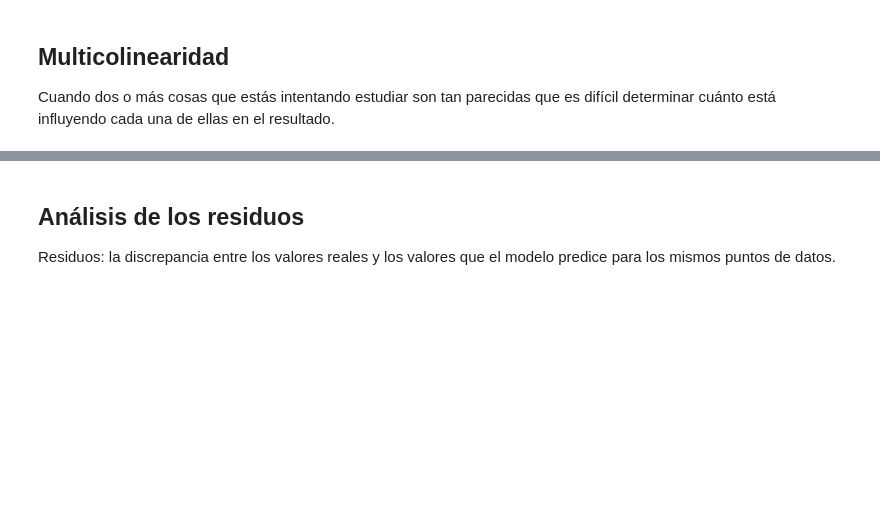
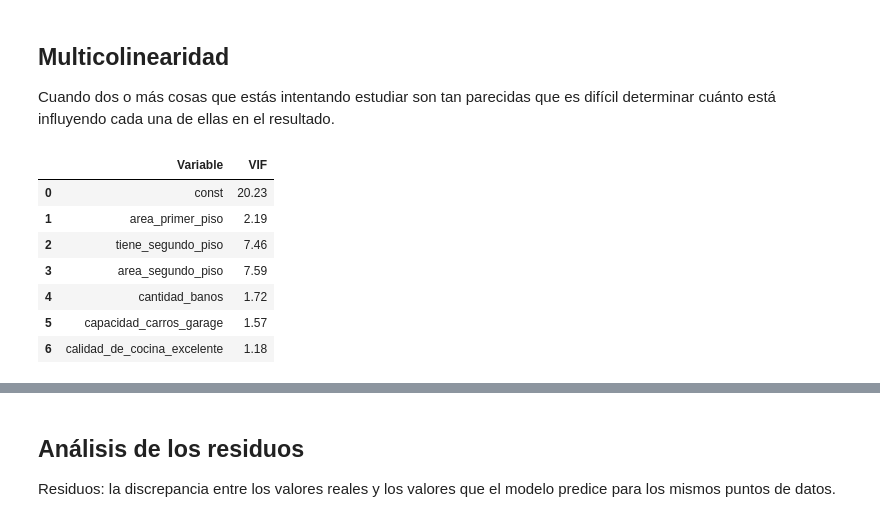
Before and after one commit to JLuceroVasquez/data-science-probando-relaciones-con-regresion-lineal, a Jupyter notebook: precios-de-inmuebles-regresion-lineal.ipynb, the cells around one changed output, grey strips where cells are left out. Drawn from its saved outputs; the diff is of its cells as text; code cells hidden in the pictures; blank space fills up the shorter version.

```diff
--- a/precios-de-inmuebles-regresion-lineal.ipynb
+++ b/precios-de-inmuebles-regresion-lineal.ipynb
@@ -422,7 +423,7 @@ A partir del siguiente [dataset](https://cdn3.gnarususercontent.com.br/3677-data
 # %%
 #Identificación del encode.
 import chardet
-with open('/content/datos-precios-hoteles.csv','rb') as f:
+with open('/content/desafio-3-precios-hoteles.csv','rb') as f:
   diccionario = chardet.detect(f.read())
   encode = diccionario['encoding']
 print(encode)
@@ -707,0 +703,27 @@ Cuando dos o más cosas que estás intentando estudiar son tan parecidas que es
+# %%
+# Se crean lista con las variables explicativas de los modelos
+explicativas_modelo_1 = ['const','area_primer_piso', 'tiene_segundo_piso',
+                         'area_segundo_piso', 'cantidad_banos',
+                         'capacidad_carros_garage', 'calidad_de_cocina_excelente']
+
+explicativas_modelo_2 = ['const','area_primer_piso', 'tiene_segundo_piso',
+                         'cantidad_banos', 'capacidad_carros_garage',
+                         'calidad_de_cocina_excelente']
+
+explicativas_modelo_3 = ['const','area_primer_piso', 'tiene_segundo_piso',
+                         'cantidad_banos', 'calidad_de_cocina_excelente']
+# %%
+# VIF 1
+vif_1 = pd.DataFrame()
+vif_1['Variable'] = explicativas_modelo_1
+vif_1['VIF'] = [vif(exog=x_entrenamiento[explicativas_modelo_1], exog_idx=i) for i in range(len(explicativas_modelo_1))]
+vif_1.round(2)
+# %% [output]
+|  | Variable | VIF |
+| 0 | const | 20.23 |
+| 1 | area_primer_piso | 2.19 |
+| 2 | tiene_segundo_piso | 7.46 |
+| 3 | area_segundo_piso | 7.59 |
+| 4 | cantidad_banos | 1.72 |
+| 5 | capacidad_carros_garage | 1.57 |
+| 6 | calidad_de_cocina_excelente | 1.18 |
```
Also changed, not shown: parts of 26 cells of this notebook.
